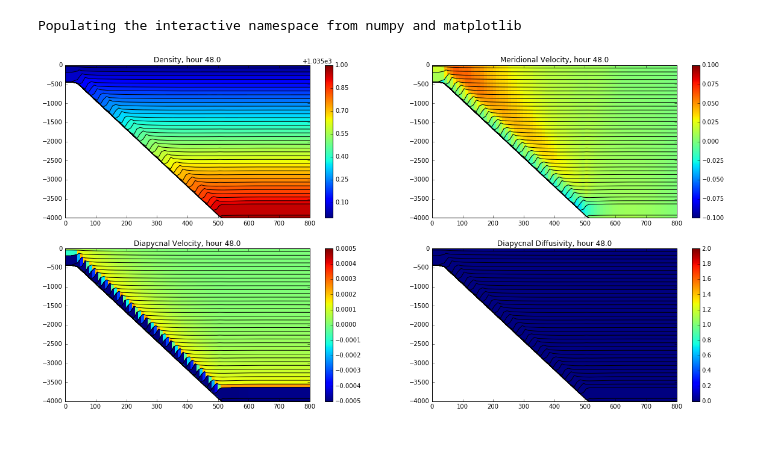
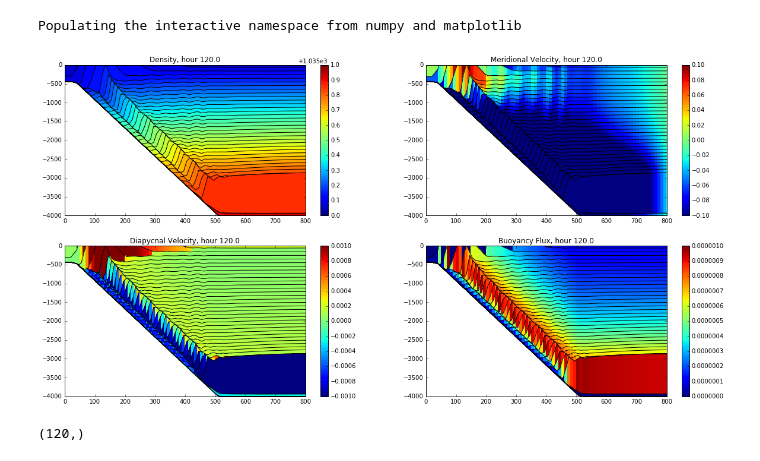
Before and after one commit to rmholmes/MOM6-examples, a Jupyter notebook: ocean_only/abmix2d/Abyssal Mixing Quick Analysis.ipynb, the cells around one changed output. Saved outputs shown, nothing was run; the diff lists cells and outputs as text; code cells hidden in the pictures.

Commit message:
Buoyancy flux with correct units and limiters set in MOM_entrain_diffusive. Buoyancy flux output diagnostic included. Example saved in BF_zspace.gif

```diff
--- a/ocean_only/abmix2d/Abyssal Mixing Quick Analysis.ipynb
+++ b/ocean_only/abmix2d/Abyssal Mixing Quick Analysis.ipynb
@@ -27,36 +27,40 @@ def plot_section(file_handle, record, variable='zl', clim=(1035., 1036.), plot_g
     both in order to plot vertical and horizontal reconstructions.
 
     Optional arguments have defaults for plotting salinity and overlaying the grid.
     """
     e = file_handle.variables['e'][record,:,:,0] # Vertical grid positions
     if variable == 'zl':
         s = np.tile(file_handle.variables['zl'][:],(len(e[0,:]),1)).T
     else:
         s = file_handle.variables[variable][record,:,:,0] # Scalar field to color
 
     if (np.shape(s)[0]==np.shape(e)[0]):
         s = (s[1:,:]+s[:-1,:])/2 #NOTE THIS IS DODGY!
     y,z,q = m6toolbox.section2quadmesh(yq, e, s, representation=rep) # This yields three areas at twice the model resolution
     plt.pcolormesh(y, z, q);
     plt.clim(clim)
     if plot_grid: plt.plot(y, z.T, 'k', hold=True);
     plt.ylim(-4000,1)
     plt.xlim(0,800)
 
 record = -1 # record
 fig = plt.figure(1, figsize=(20,10))
 timevar = fname.variables['Time']
-for record in [record]:
-#for record in np.arange(500,len(timevar[:]),16):
+#for record in [record]:
+for record in np.arange(0,len(timevar[:]),1):
     plt.clf()
     plt.subplot(2,2,1)
     plot_section(fname, record, variable='zl', clim=(1035.0, 1036.0)); plt.title('Density, hour {}'.format(timevar[record]*24)); plt.colorbar()
     plt.subplot(2,2,2)
     plot_section(fname, record, variable='v', clim=(-0.1, 0.1)); plt.title('Meridional Velocity, hour {}'.format(timevar[record]*24)); plt.colorbar()
     plt.subplot(2,2,3)
-    plot_section(fname, record, variable='wd', clim=(-0.0005, 0.0005)); plt.title('Diapycnal Velocity, hour {}'.format(timevar[record]*24)); plt.colorbar()
+    plot_section(fname, record, variable='wd', clim=(-0.001, 0.001)); plt.title('Diapycnal Velocity, hour {}'.format(timevar[record]*24)); plt.colorbar()
     plt.subplot(2,2,4)
-    plot_section(fname, record, variable='Kd_layer', clim=(0.0, 2.0)); plt.title('Diapycnal Diffusivity, hour {}'.format(timevar[record]*24)); plt.colorbar()
-    #plt.savefig('frame{:04d}'.format(record))
+    plot_section(fname, record, variable='buoyancy_flux', clim=(0.0, 1.0e-6)); plt.title('Buoyancy Flux, hour {}'.format(timevar[record]*24)); plt.colorbar()
+    plt.savefig('frame{:04d}'.format(record))
 # %% [output]
-[figure, old version]
+[figure, new version]
+# %%
+np.shape(timevar)
+# %% [output]
+(120,)
```
Also changed, not shown: 4 other files.
